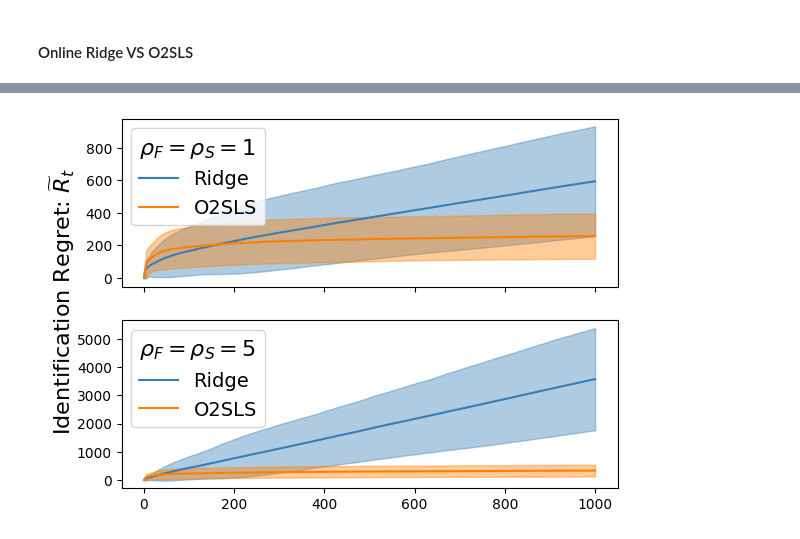
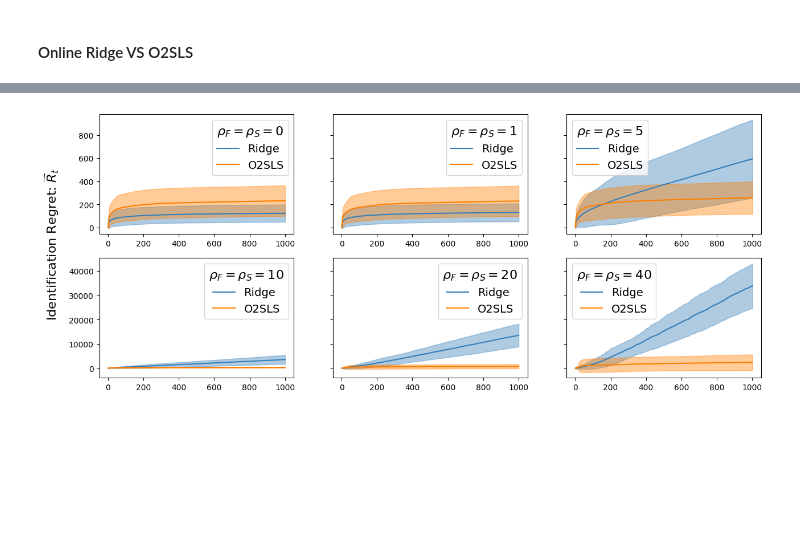
Before and after one commit to riccardodv/O2SLS-and-OFUL-IV, a Jupyter notebook: 2SLSOnline_RealData.ipynb, the cells around one changed output, grey strips where cells are left out. Cells and saved outputs as stored; diff of their text form; code cells hidden in the pictures; blank space fills up the shorter version.

```diff
--- a/2SLSOnline_RealData.ipynb
+++ b/2SLSOnline_RealData.ipynb
@@ -697,16 +206,10 @@ plt.rc('figure', titlesize=SMALL_SIZE)
 # %%
 ## PARAMETERS
 np.random.seed(23)
-n_iters = 30
+n_iters = 50
 T = int(1e3)
 sigma_1, sigma_2 = 1, 1
 lamda, lamda_IV = 1e-1, 1e-1
-
-
-###### ???? needed ????
-# methods = ['Ridge','O2SLS' 'Oracle']
-# online_loss_oracle = np.zeros((n_iters, len(methods), T))
-# online_loss_identification = np.zeros((n_iters, len(methods), T))
 
 s=[0,1, 5,20] + [40*i for i in range(1,6,1)]
 f=[0,1, 5,20] + [40*i for i in range(1,6,1)]
@@ -1054,10 +426,12 @@ std_records_on_iv = np.std(records_on_iv, axis=0)
 #     pickle.dump(dct_online_iv, f)
 # %%
-# with open('records_iv.pkl','rb') as f:
-#     unpickled_iv = pickle.load(f)
-#     records_on_iv_ = unpickled_iv["records_on_iv"]
-# mean_records_on_iv = np.mean(records_on_iv, axis=0)
-# std_records_on_iv = np.std(records_on_iv, axis=0)
+import pickle
+
+with open('records_iv_2.pkl','rb') as file:
+    unpickled_iv = pickle.load(file)
+    records_on_iv = unpickled_iv["records_on_iv"]
+mean_records_on_iv = np.mean(records_on_iv, axis=0)
+std_records_on_iv = np.std(records_on_iv, axis=0)
 # %%
 options = {"beta":0, "R2":1, "reg":2, "cumreg":3}
 choose_key = "cumreg"
@@ -1297,51 +635,42 @@ for i in range(3):
 # %%
-SMALL_SIZE = 8
+SMALL_SIZE = 10
 MEDIUM_SIZE = 10
 BIGGER_SIZE = 16
 BIGGER_SIZE_LA = 14
 BIGGER_SIZE_A = 18
 
 plt.rc('font', size=BIGGER_SIZE)          # controls default text sizes
 plt.rc('axes', titlesize=BIGGER_SIZE)     # fontsize of the axes title
 plt.rc('axes', labelsize=BIGGER_SIZE_A)    # fontsize of the x and y labels
 plt.rc('xtick', labelsize=MEDIUM_SIZE)    # fontsize of the tick labels
 plt.rc('ytick', labelsize=MEDIUM_SIZE)    # fontsize of the tick labels
-plt.rc('legend', fontsize=BIGGER_SIZE_LA)    # legend fontsize
+plt.rc('legend', fontsize=14)    # legend fontsize
 plt.rc('figure', titlesize=SMALL_SIZE)
-
 
 rounds = np.array([t for t in range(1,T+1,1)])
 options = {"beta":0, "R2":1, "reg":2, "cumreg":3}
 choose_key = "cumreg"
 
-n_plots =2
-fig, axarr = plt.subplots(n_plots, sharex=True)
+l_plots = [0, 1, 2, 3, 4, 5]
+fig, axarr = plt.subplots(nrows=2, ncols=(len(l_plots)//2), figsize=(15, 6), sharey='row')
+fig.text(0.06, 0.5, r"Identification Regret: $\widetilde{R}_t$", va='center', rotation='vertical', fontsize=16)
 
-# fig.text(0.03, 0.5, type_onrec[options[choose_key]], va='center', rotation='vertical', fontsize=16)
-fig.text(0.01, 0.5, r"Identification Regret: $\widetilde{R}_t$", va='center', rotation='vertical', fontsize=16)
+for i in range(2):
+    for j in range(len(l_plots)//2):
+        m = l_plots[i*3+j]
+        reg = mean_records_on[:, options[choose_key], m, m]
+        reg_iv = mean_records_on_iv[:, options[choose_key], m, m]
+        reg_std = std_records_on[:, options[choose_key], m, m]
+        reg_iv_std = std_records_on_iv[:, options[choose_key], m, m]
 
+        axarr[i, j].plot(rounds, reg, label="Ridge", color=colors[0])
+        axarr[i, j].fill_between(rounds, reg-reg_std, reg+reg_std, color=colors[0], alpha=0.4)
 
-for i in range(n_plots):
-    # choose elements on diagonal
-    m=i+1
-    reg = mean_records_on[:,options[choose_key],m,m]
-    reg_iv = mean_records_on_iv[:,options[choose_key],m,m]
-    reg_std = std_records_on[:,options[choose_key],m,m]
-    reg_iv_std = std_records_on_iv[:,options[choose_key],m,m]
+        axarr[i, j].plot(rounds, reg_iv, label="O2SLS", color=colors[1])
+        axarr[i, j].fill_between(rounds, reg_iv-reg_iv_std, reg_iv+reg_iv_std, color=colors[1], alpha=0.4)
 
-    axarr[i].plot(rounds, reg, label="Ridge", color=colors[0],)
-    axarr[i].fill_between(rounds, reg-reg_std, reg+reg_std, color=colors[0], alpha=0.4)
-    # axarr[i].set_title(s.flatten()[i])
-    # axarr[0].set_ylim([-1.1, 0])
-    # axarr[i].legend(r"$\rho_F=\rho_S = ${}".format(s.flatten()[i]) )  # Add the legend to the first subplot
+        axarr[i, j].legend(title=r"$\rho_F=\rho_S = ${}".format(s.flatten()[m]))
 
-    axarr[i].plot(rounds, reg_iv, label="O2SLS", color=colors[1])
-    axarr[i].fill_between(rounds, reg_iv-reg_iv_std, reg_iv+reg_iv_std, color=colors[1], alpha=0.4)
-    # axarr[1].set_ylabel(r"O2SLS Id. Regret: $\widetilde{R}^{O2SLS}_t$")
-    # axarr[i].set_title(s.flatten()[i])
-    # axarr[1].set_ylim([-1.5, 0])
-    axarr[i].legend(title = r"$\rho_F=\rho_S = ${}".format(s.flatten()[m]) )  # Add the legend to the second subplot
-
-plt.savefig("./id_reg_ridgeVSO2SLS.pdf", format='pdf',  bbox_inches='tight')
+plt.savefig("./id_reg_ridgeVSO2SLS_app.pdf", format='pdf', bbox_inches='tight')
 # %% [output]
-[figure, old version]
+[figure, new version]
```
Also changed, not shown: parts of 67 cells of this notebook, 2 other files.
